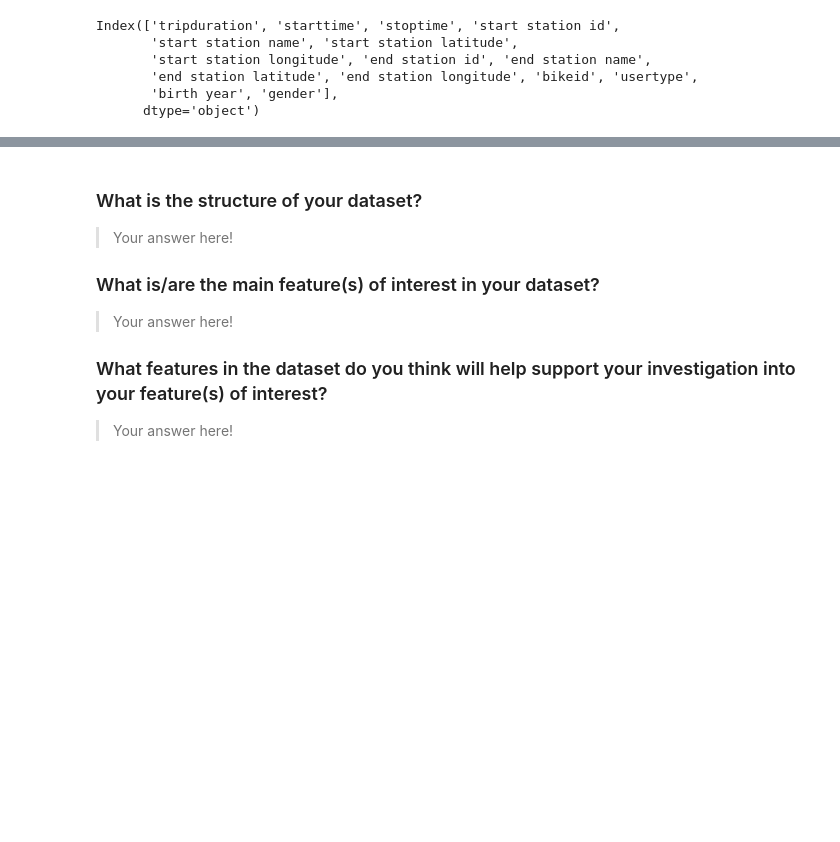
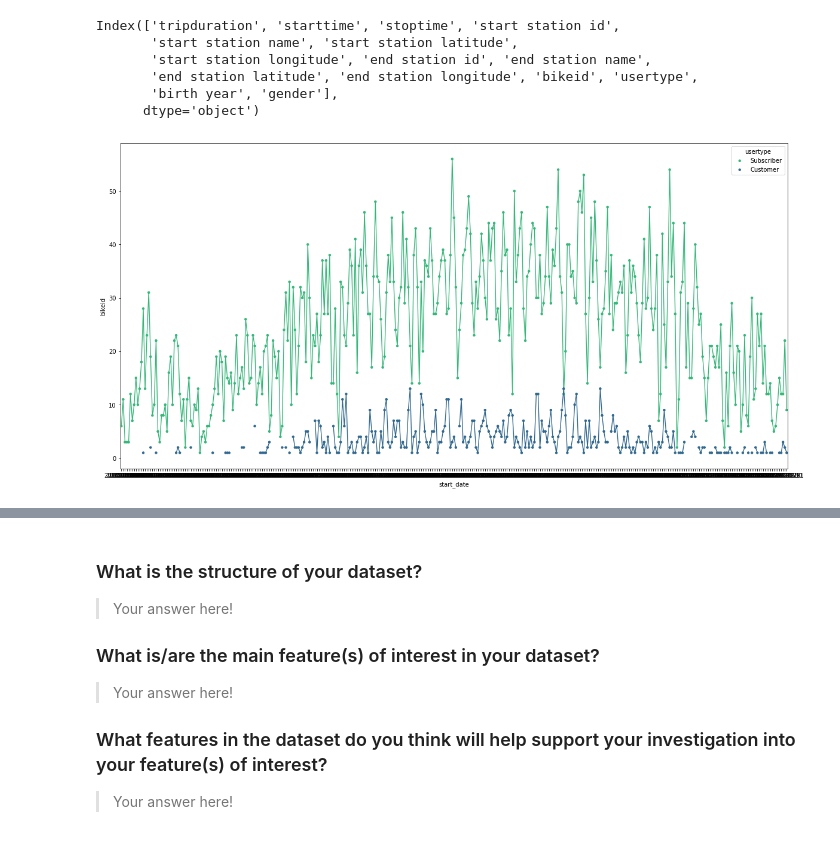
Before and after one commit to Manju-Saini/City-Bike-Data-Analysis-Visualization-Project, a Jupyter notebook: exploration_trip_data_los_angeles.ipynb, the cells around one changed output, grey strips where cells are left out. Cells and saved outputs as stored; diff of their text form; code cells hidden in the pictures; blank space fills up the shorter version.

Commit message:
Added pointplot

```diff
--- a/exploration_trip_data_los_angeles.ipynb
+++ b/exploration_trip_data_los_angeles.ipynb
@@ -152 +156,15 @@ trip['month_of_year'] = trip['starttime'].dt.month_name()
 # .apply(lambda x: x.month)
+# %%
+# Date Vs total rides count
+
+# trip.groupby('start_date').agg({'bikeid':'count'}).plot(style='-', legend=False, figsize=(17,9))
+plt.figure(figsize=[20,10])
+date_usertype_df= trip.groupby(['start_date','usertype']).agg({'bikeid':'count'}).reset_index()
+
+ax = sb.pointplot(x='start_date', y='bikeid', hue='usertype', palette='viridis_r', scale=.5, data=date_usertype_df)
+# .plot(kind='bar', color='blue',figsize=(20,10))
+
+# .query('usertype == "Subscriber"')
+# trip.query('usertype == "Customer"').groupby('start_date').agg({'bikeid':'count'}).plot(kind='line', color='green')
+# %% [output]
+[figure, added]
```
Also changed, not shown: parts of 35 cells of this notebook.
